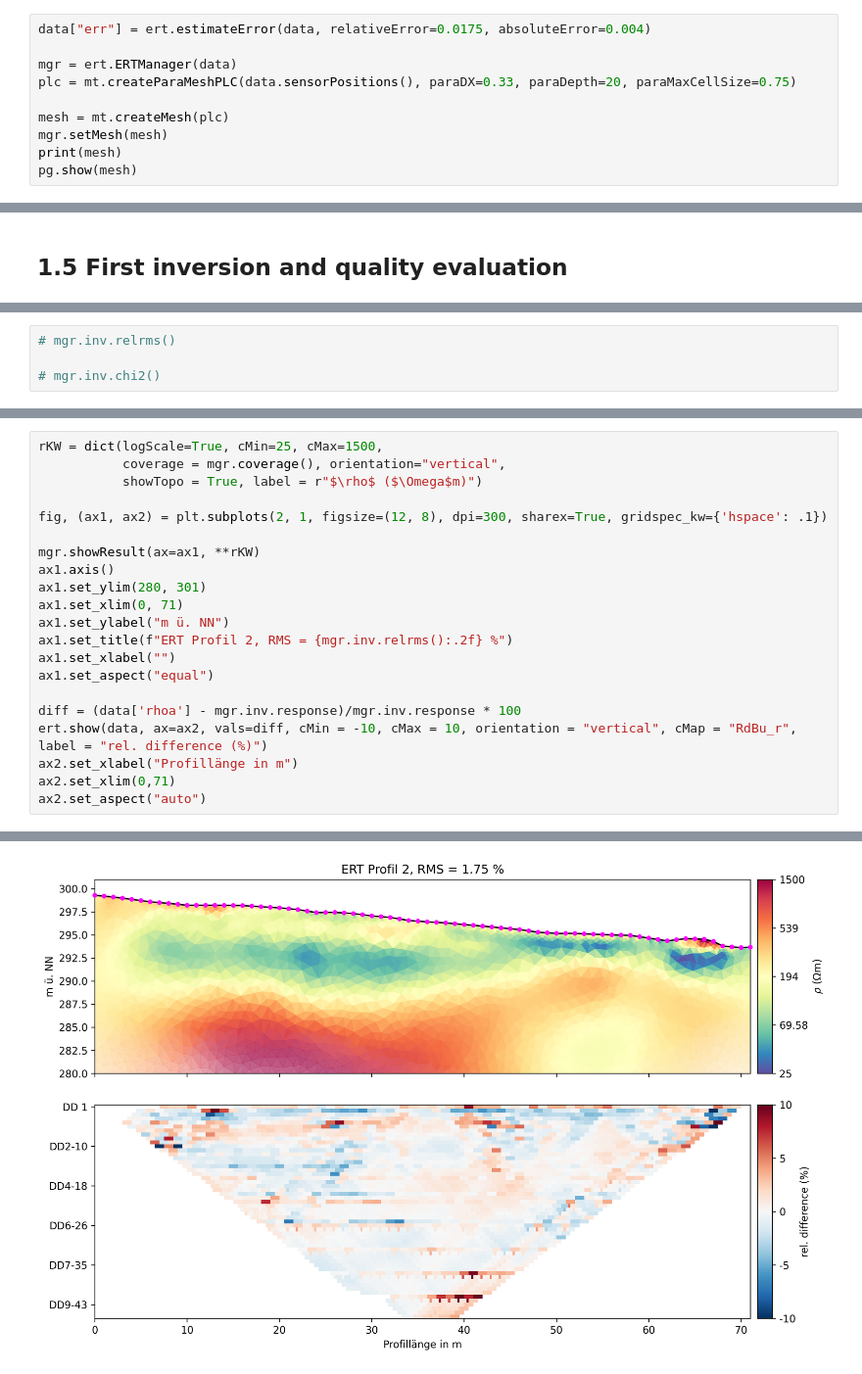
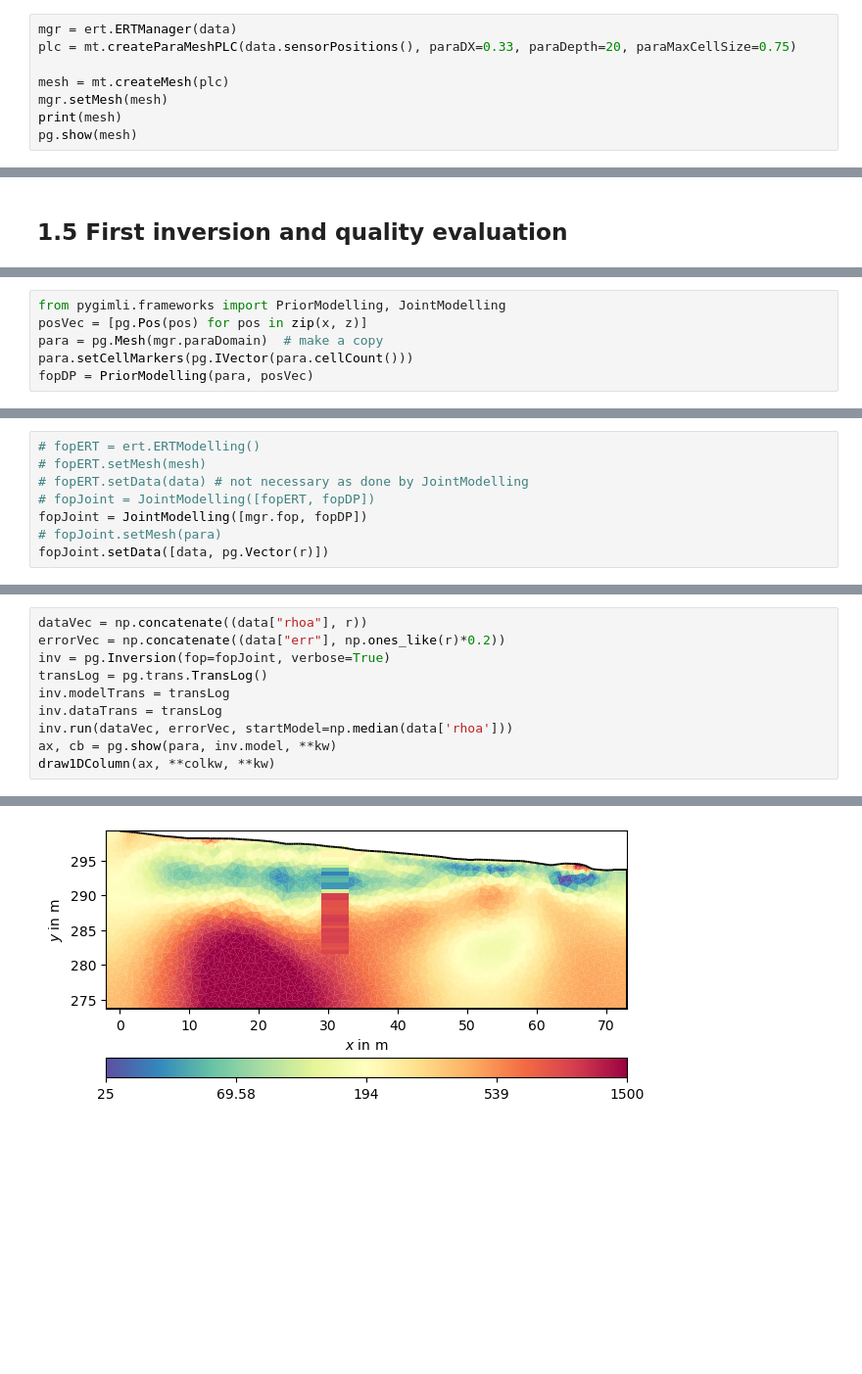
Before and after one commit to gimli-org/nsg26, a Jupyter notebook: 02_advanced_regularization/borehole_constraint.ipynb, the cells around one changed output, grey strips where cells are left out. Shown at 98% size. Cells and saved outputs as stored; diff of their text form; blank space fills up the shorter version.

```diff
--- a/02_advanced_regularization/borehole_constraint.ipynb
+++ b/02_advanced_regularization/borehole_constraint.ipynb
@@ -100,6 +53,4 @@ ert.show(data)
 # %%
-data["err"] = ert.estimateError(data, relativeError=0.0175, absoluteError=0.004)
-
 mgr = ert.ERTManager(data)
 plc = mt.createParaMeshPLC(data.sensorPositions(), paraDX=0.33, paraDepth=20, paraMaxCellSize=0.75)
 
@@ -163,4 +118,6 @@ mgr.showResult()
 # %%
-# mgr.inv.relrms()
-
-# mgr.inv.chi2()
+from pygimli.frameworks import PriorModelling, JointModelling
+posVec = [pg.Pos(pos) for pos in zip(x, z)]
+para = pg.Mesh(mgr.paraDomain)  # make a copy
+para.setCellMarkers(pg.IVector(para.cellCount()))
+fopDP = PriorModelling(para, posVec)
@@ -166,0 +126,8 @@ mgr.showResult()
+# %%
+# fopERT = ert.ERTModelling()
+# fopERT.setMesh(mesh)
+# fopERT.setData(data) # not necessary as done by JointModelling
+# fopJoint = JointModelling([fopERT, fopDP])
+fopJoint = JointModelling([mgr.fop, fopDP])
+# fopJoint.setMesh(para)
+fopJoint.setData([data, pg.Vector(r)])
@@ -167,22 +139,11 @@ mgr.showResult()
 # %%
-rKW = dict(logScale=True, cMin=25, cMax=1500,
-           coverage = mgr.coverage(), orientation="vertical",
-           showTopo = True, label = r"$\rho$ ($\Omega$m)")
-
-fig, (ax1, ax2) = plt.subplots(2, 1, figsize=(12, 8), dpi=300, sharex=True, gridspec_kw={'hspace': .1})
-
-mgr.showResult(ax=ax1, **rKW)
-ax1.axis()
-ax1.set_ylim(280, 301)
-ax1.set_xlim(0, 71)
-ax1.set_ylabel("m ü. NN")
-ax1.set_title(f"ERT Profil 2, RMS = {mgr.inv.relrms():.2f} %")
-ax1.set_xlabel("")
-ax1.set_aspect("equal")
-
-diff = (data['rhoa'] - mgr.inv.response)/mgr.inv.response * 100
-ert.show(data, ax=ax2, vals=diff, cMin = -10, cMax = 10, orientation = "vertical", cMap = "RdBu_r", label = "rel. difference (%)")
-ax2.set_xlabel("Profillänge in m")
-ax2.set_xlim(0,71)
-ax2.set_aspect("auto")
+dataVec = np.concatenate((data["rhoa"], r))
+errorVec = np.concatenate((data["err"], np.ones_like(r)*0.2))
+inv = pg.Inversion(fop=fopJoint, verbose=True)
+transLog = pg.trans.TransLog()
+inv.modelTrans = transLog
+inv.dataTrans = transLog
+inv.run(dataVec, errorVec, startModel=np.median(data['rhoa']))
+ax, cb = pg.show(para, inv.model, **kw)
+draw1DColumn(ax, **colkw, **kw)
 # %% [output]
@@ -189 +169 @@ ax2.set_aspect("auto")
-[figure, old version]
+[figure, new version]
```
Also changed, not shown: parts of 23 cells of this notebook, 3 other files.
